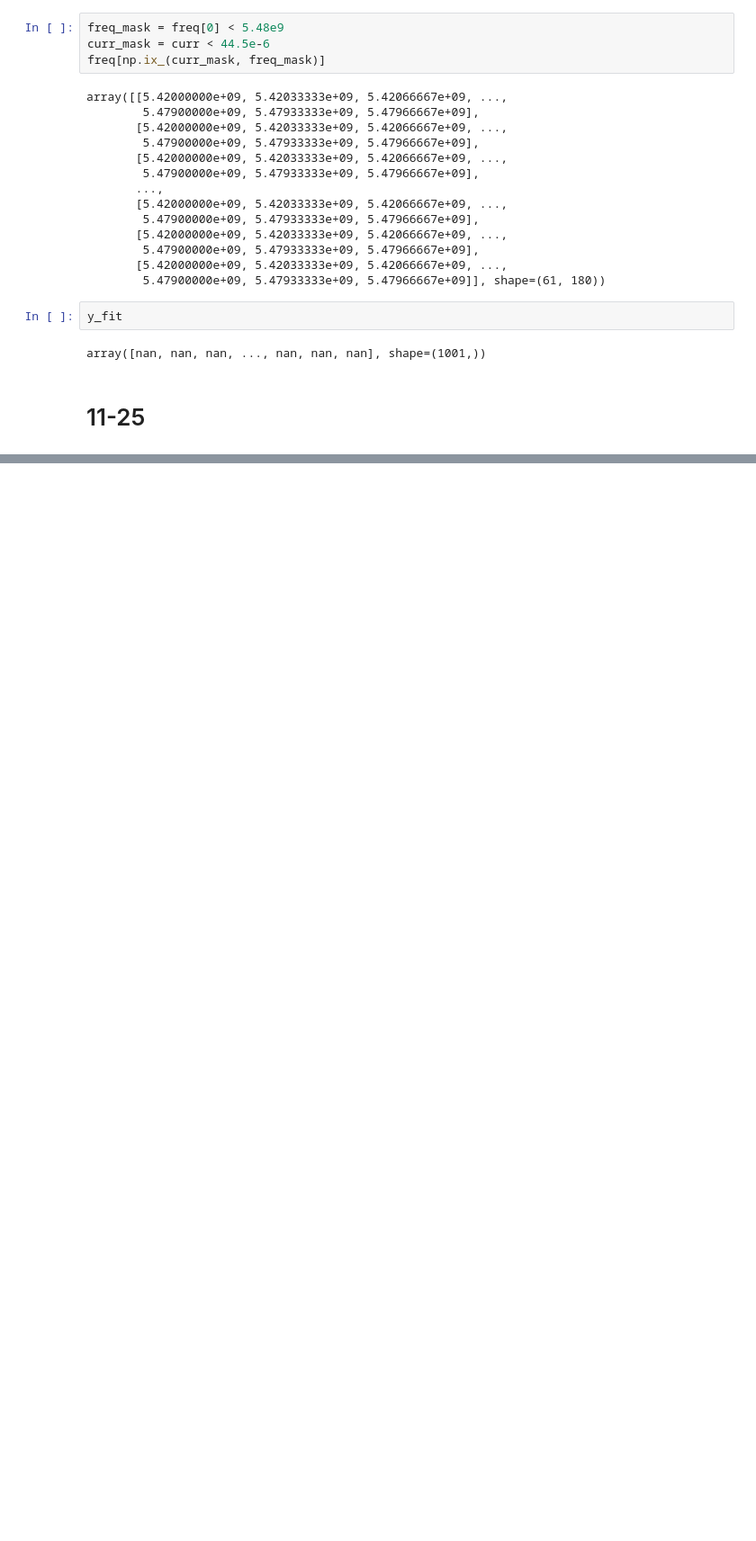
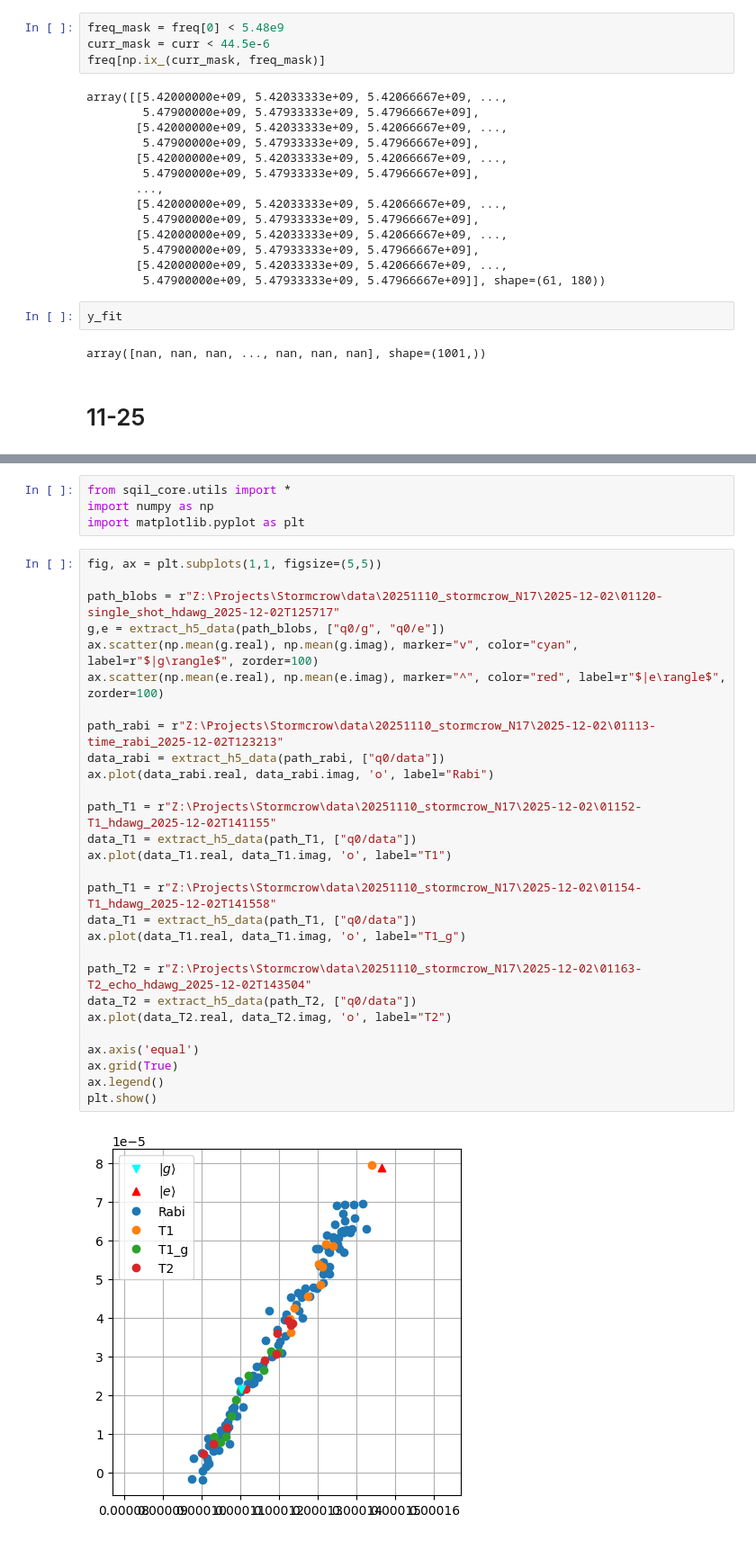
Before and after one commit to SQIL-EPFL/sqil-experiments, a Jupyter notebook: sqil_experiments/analysis/quick_plot.ipynb, the cells around one changed output, grey strips where cells are left out. Shown at 90% size. Drawn from its saved outputs; the diff is of its cells as text; blank space fills up the shorter version.

Commit message:
stormcrow dump

```diff
--- a/sqil_experiments/analysis/quick_plot.ipynb
+++ b/sqil_experiments/analysis/quick_plot.ipynb
@@ -917,0 +1283,34 @@ fig.show()
+# %%
+from sqil_core.utils import *
+import numpy as np
+import matplotlib.pyplot as plt
+# %%
+fig, ax = plt.subplots(1,1, figsize=(5,5))
+
+path_blobs = r"Z:\Projects\Stormcrow\data\20251110_stormcrow_N17\2025-12-02\01120-single_shot_hdawg_2025-12-02T125717"
+g,e = extract_h5_data(path_blobs, ["q0/g", "q0/e"])
+ax.scatter(np.mean(g.real), np.mean(g.imag), marker="v", color="cyan", label=r"$|g\rangle$", zorder=100)
+ax.scatter(np.mean(e.real), np.mean(e.imag), marker="^", color="red", label=r"$|e\rangle$", zorder=100)
+
+path_rabi = r"Z:\Projects\Stormcrow\data\20251110_stormcrow_N17\2025-12-02\01113-time_rabi_2025-12-02T123213"
+data_rabi = extract_h5_data(path_rabi, ["q0/data"])
+ax.plot(data_rabi.real, data_rabi.imag, 'o', label="Rabi")
+
+path_T1 = r"Z:\Projects\Stormcrow\data\20251110_stormcrow_N17\2025-12-02\01152-T1_hdawg_2025-12-02T141155"
+data_T1 = extract_h5_data(path_T1, ["q0/data"])
+ax.plot(data_T1.real, data_T1.imag, 'o', label="T1")
+
+path_T1 = r"Z:\Projects\Stormcrow\data\20251110_stormcrow_N17\2025-12-02\01154-T1_hdawg_2025-12-02T141558"
+data_T1 = extract_h5_data(path_T1, ["q0/data"])
+ax.plot(data_T1.real, data_T1.imag, 'o', label="T1_g")
+
+path_T2 = r"Z:\Projects\Stormcrow\data\20251110_stormcrow_N17\2025-12-02\01163-T2_echo_hdawg_2025-12-02T143504"
+data_T2 = extract_h5_data(path_T2, ["q0/data"])
+ax.plot(data_T2.real, data_T2.imag, 'o', label="T2")
+
+ax.axis('equal')
+ax.grid(True)
+ax.legend()
+plt.show()
+# %% [output]
+[figure, added]
```
Also changed, not shown: parts of 30 cells of this notebook, 18 other files.
